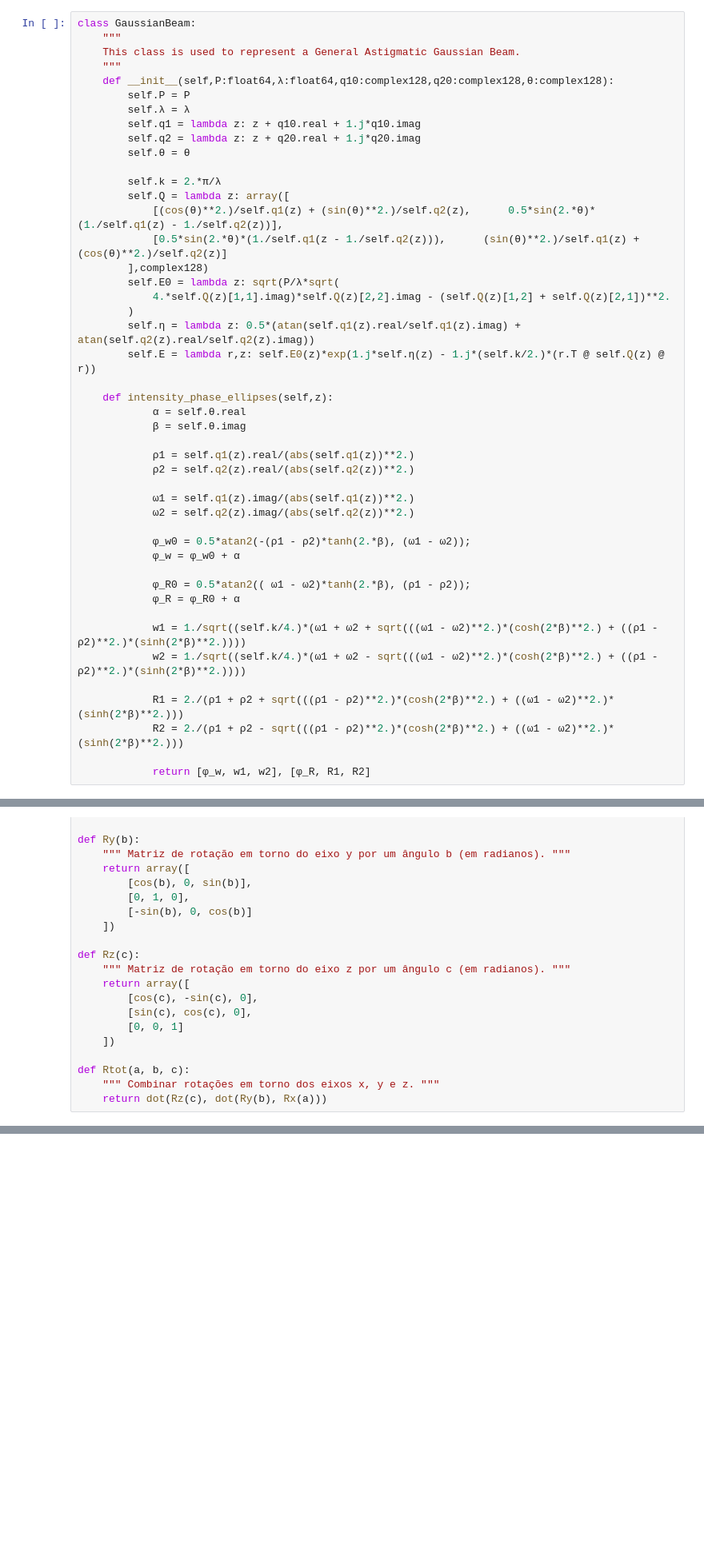
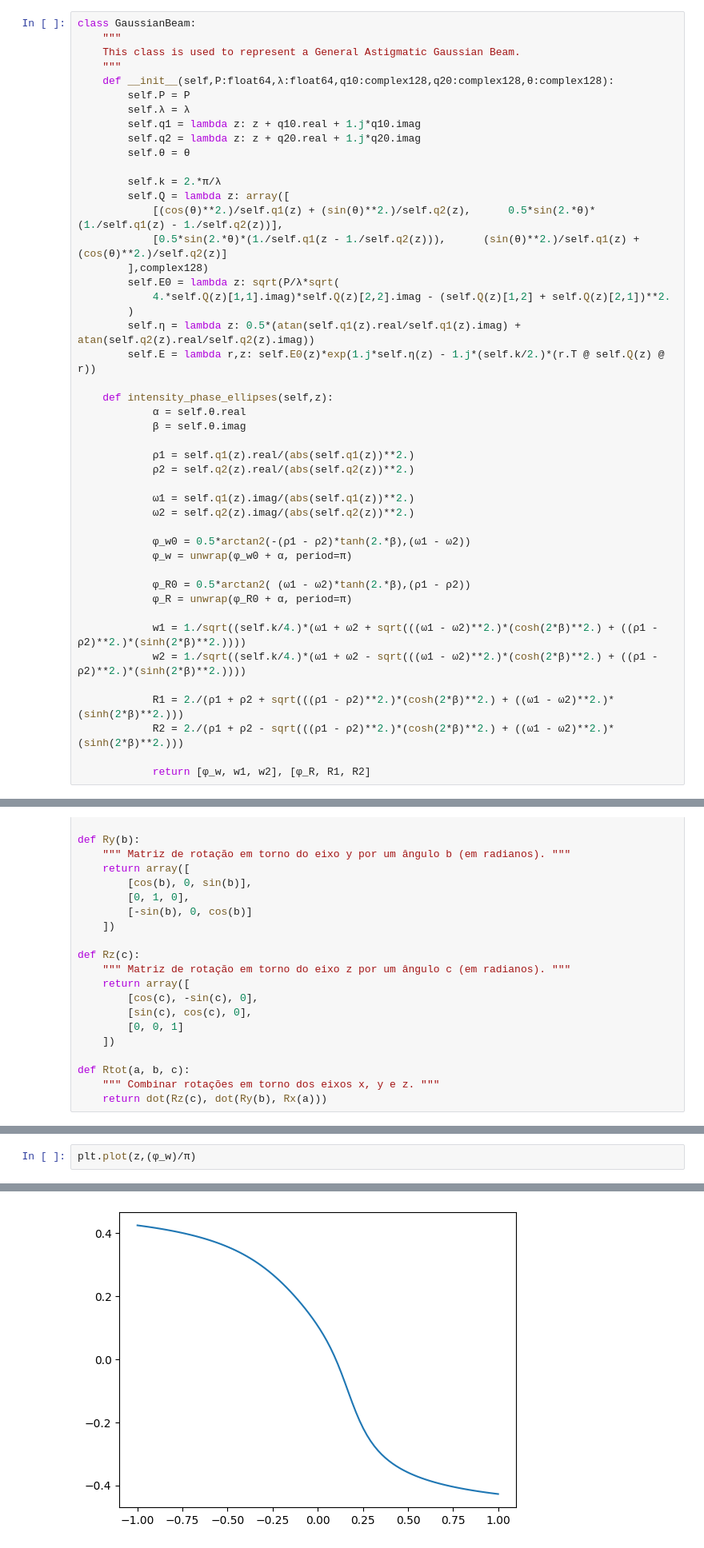
Before and after one commit to mmarquesEE/PPBIO-Optical-Model, a Jupyter notebook: 3dGaussianBeamPropagation/notebook.ipynb, the cells around one changed output, grey strips where cells are left out. Shown at 80% size. Cells and saved outputs as stored; diff of their text form; blank space fills up the shorter version.

Commit message:
updated some plots

```diff
--- a/3dGaussianBeamPropagation/notebook.ipynb
+++ b/3dGaussianBeamPropagation/notebook.ipynb
@@ -39,11 +39,11 @@ class GaussianBeam:
             ω1 = self.q1(z).imag/(abs(self.q1(z))**2.)
             ω2 = self.q2(z).imag/(abs(self.q2(z))**2.)
 
-            φ_w0 = 0.5*atan2(-(ρ1 - ρ2)*tanh(2.*β), (ω1 - ω2));
-            φ_w = φ_w0 + α
+            φ_w0 = 0.5*arctan2(-(ρ1 - ρ2)*tanh(2.*β),(ω1 - ω2))
+            φ_w = unwrap(φ_w0 + α, period=π)
 
-            φ_R0 = 0.5*atan2(( ω1 - ω2)*tanh(2.*β), (ρ1 - ρ2));
-            φ_R = φ_R0 + α
+            φ_R0 = 0.5*arctan2( (ω1 - ω2)*tanh(2.*β),(ρ1 - ρ2))
+            φ_R = unwrap(φ_R0 + α, period=π)
 
             w1 = 1./sqrt((self.k/4.)*(ω1 + ω2 + sqrt(((ω1 - ω2)**2.)*(cosh(2*β)**2.) + ((ρ1 - ρ2)**2.)*(sinh(2*β)**2.))))
             w2 = 1./sqrt((self.k/4.)*(ω1 + ω2 - sqrt(((ω1 - ω2)**2.)*(cosh(2*β)**2.) + ((ρ1 - ρ2)**2.)*(sinh(2*β)**2.))))
@@ -129,0 +133,3 @@ fig.show()
+# %%
+plt.plot(z,(φ_w)/π)
+# %% [output]
@@ -129,0 +137 @@ fig.show()
+[figure, added]
```
Also changed, not shown: parts of 2 cells of this notebook.
